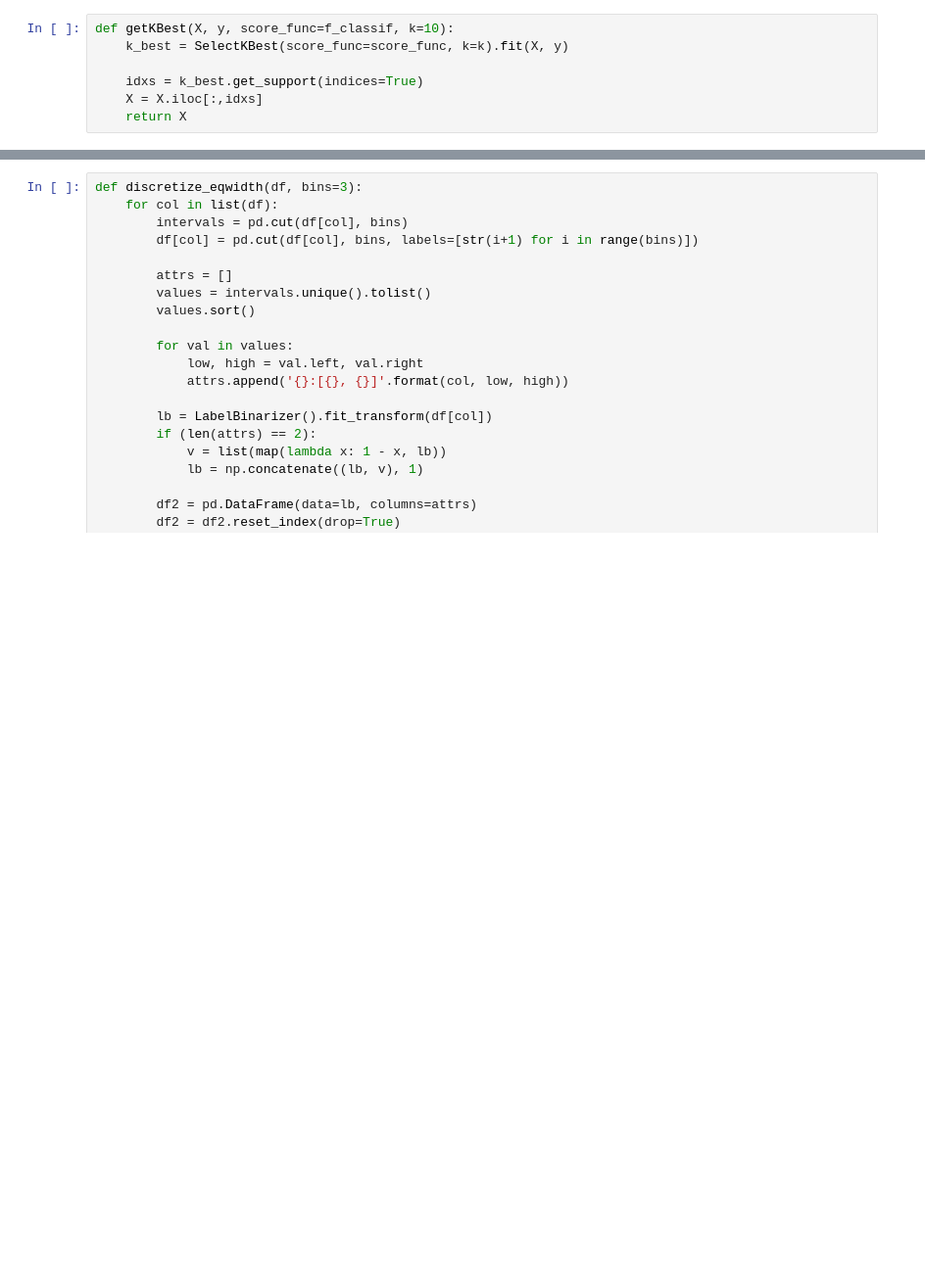
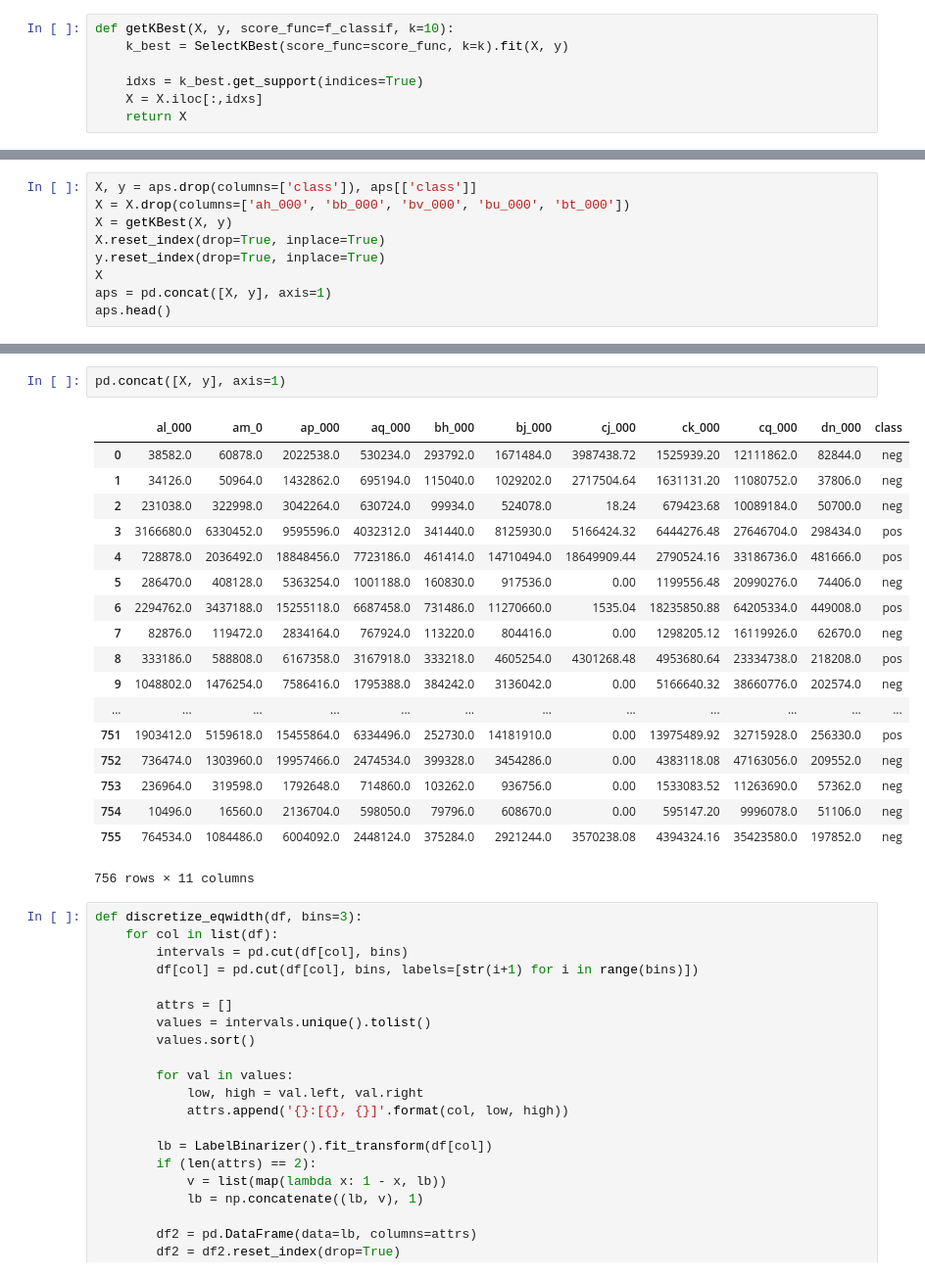
Before and after one commit to waque/CD, a Jupyter notebook: proj/APS_Failure_and_Operational_Data_for_Scania_Trucks/assoc_rules.ipynb, the cells around one changed output, grey strips where cells are left out. Shown at 98% size. Saved outputs shown, nothing was run; the diff lists cells and outputs as text; blank space fills up the shorter version.

```diff
--- a/proj/APS_Failure_and_Operational_Data_for_Scania_Trucks/assoc_rules.ipynb
+++ b/proj/APS_Failure_and_Operational_Data_for_Scania_Trucks/assoc_rules.ipynb
@@ -49,0 +97,9 @@ X.head()
+# %%
+X, y = aps.drop(columns=['class']), aps[['class']]
+X = X.drop(columns=['ah_000', 'bb_000', 'bv_000', 'bu_000', 'bt_000'])
+X = getKBest(X, y)
+X.reset_index(drop=True, inplace=True)
+y.reset_index(drop=True, inplace=True)
+X
+aps = pd.concat([X, y], axis=1)
+aps.head()
@@ -50,3 +113,24 @@ X.head()
+# %%
+pd.concat([X, y], axis=1)
+# %% [output]
+|  | al_000 | am_0 | ap_000 | aq_000 | bh_000 | bj_000 | cj_000 | ck_000 | cq_000 | dn_000 | class |
+| 0 | 38582.0 | 60878.0 | 2022538.0 | 530234.0 | 293792.0 | 1671484.0 | 3987438.72 | 1525939.20 | 12111862.0 | 82844.0 | neg |
+| 1 | 34126.0 | 50964.0 | 1432862.0 | 695194.0 | 115040.0 | 1029202.0 | 2717504.64 | 1631131.20 | 11080752.0 | 37806.0 | neg |
+| 2 | 231038.0 | 322998.0 | 3042264.0 | 630724.0 | 99934.0 | 524078.0 | 18.24 | 679423.68 | 10089184.0 | 50700.0 | neg |
+| 3 | 3166680.0 | 6330452.0 | 9595596.0 | 4032312.0 | 341440.0 | 8125930.0 | 5166424.32 | 6444276.48 | 27646704.0 | 298434.0 | pos |
+| 4 | 728878.0 | 2036492.0 | 18848456.0 | 7723186.0 | 461414.0 | 14710494.0 | 18649909.44 | 2790524.16 | 33186736.0 | 481666.0 | pos |
+| 5 | 286470.0 | 408128.0 | 5363254.0 | 1001188.0 | 160830.0 | 917536.0 | 0.00 | 1199556.48 | 20990276.0 | 74406.0 | neg |
+| 6 | 2294762.0 | 3437188.0 | 15255118.0 | 6687458.0 | 731486.0 | 11270660.0 | 1535.04 | 18235850.88 | 64205334.0 | 449008.0 | pos |
+| 7 | 82876.0 | 119472.0 | 2834164.0 | 767924.0 | 113220.0 | 804416.0 | 0.00 | 1298205.12 | 16119926.0 | 62670.0 | neg |
+| 8 | 333186.0 | 588808.0 | 6167358.0 | 3167918.0 | 333218.0 | 4605254.0 | 4301268.48 | 4953680.64 | 23334738.0 | 218208.0 | pos |
+| 9 | 1048802.0 | 1476254.0 | 7586416.0 | 1795388.0 | 384242.0 | 3136042.0 | 0.00 | 5166640.32 | 38660776.0 | 202574.0 | neg |
+| ... | ... | ... | ... | ... | ... | ... | ... | ... | ... | ... | ... |
+| 751 | 1903412.0 | 5159618.0 | 15455864.0 | 6334496.0 | 252730.0 | 14181910.0 | 0.00 | 13975489.92 | 32715928.0 | 256330.0 | pos |
+| 752 | 736474.0 | 1303960.0 | 19957466.0 | 2474534.0 | 399328.0 | 3454286.0 | 0.00 | 4383118.08 | 47163056.0 | 209552.0 | neg |
+| 753 | 236964.0 | 319598.0 | 1792648.0 | 714860.0 | 103262.0 | 936756.0 | 0.00 | 1533083.52 | 11263690.0 | 57362.0 | neg |
+| 754 | 10496.0 | 16560.0 | 2136704.0 | 598050.0 | 79796.0 | 608670.0 | 0.00 | 595147.20 | 9996078.0 | 51106.0 | neg |
+| 755 | 764534.0 | 1084486.0 | 6004092.0 | 2448124.0 | 375284.0 | 2921244.0 | 3570238.08 | 4394324.16 | 35423580.0 | 197852.0 | neg |
+756 rows × 11 columns
 # %%
 def discretize_eqwidth(df, bins=3):
     for col in list(df):
```
Also changed, not shown: parts of 11 cells of this notebook, 10 other files.
